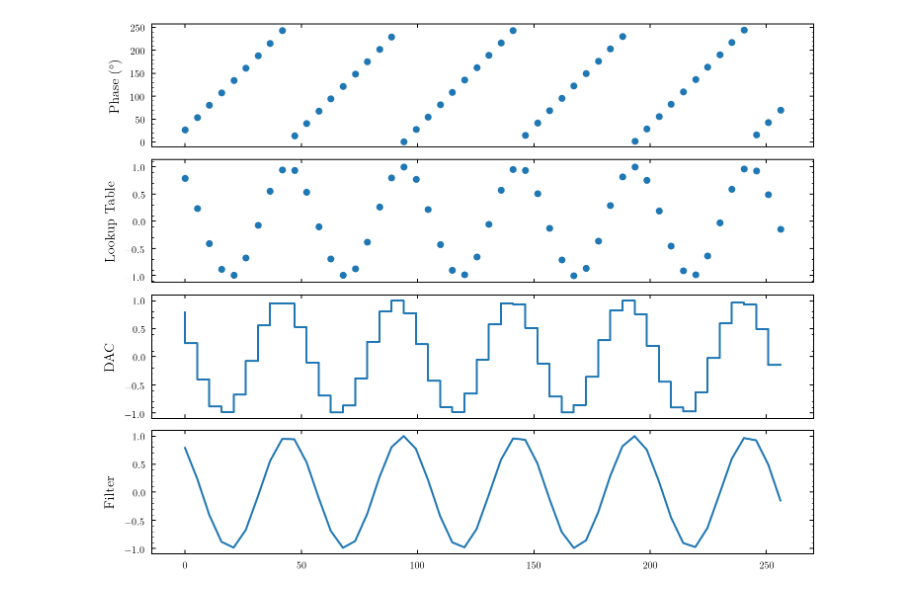
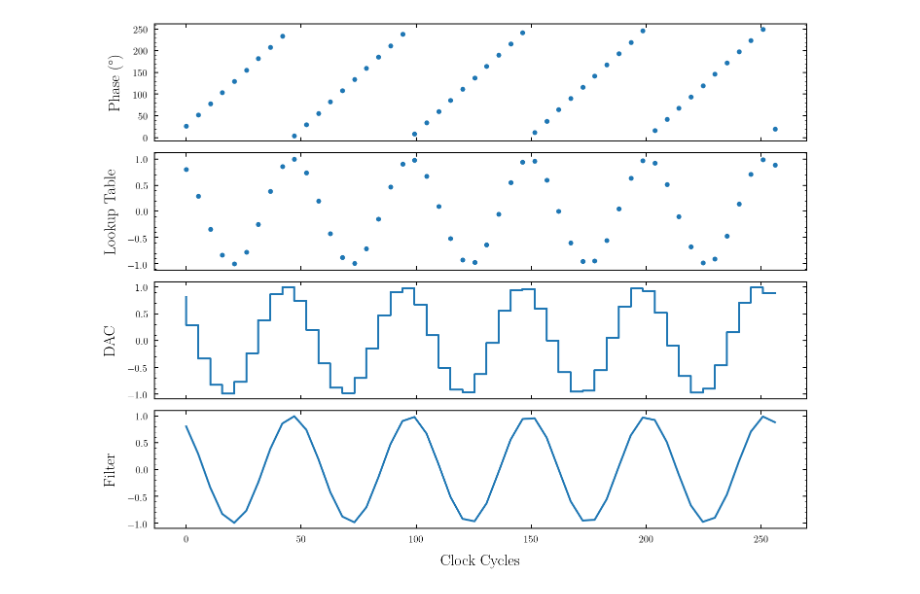
Before and after one commit to bodokaiser/bachelor-thesis, a Jupyter notebook: notebook/evaluation/direct-digital-synthesizer.ipynb, the cells around one changed output. Drawn from its saved outputs; the diff is of its cells as text; code cells hidden in the pictures.

```diff
--- a/notebook/evaluation/direct-digital-synthesizer.ipynb
+++ b/notebook/evaluation/direct-digital-synthesizer.ipynb
@@ -22,7 +25,7 @@ f_ref = 1e9
 f_out = 1e8
 
 # accumulator step
-dphi = np.ceil(2**N * f_out / f_ref + .5)
+dphi = np.ceil(2**N * f_out / f_ref)
 
 # accumulator values over one period
 phi = np.cumsum(dphi * np.ones(M)).astype(np.uint8)
@@ -35,21 +38,22 @@ s = np.cos(2*np.pi*phi / 2**N)
 # %%
 fig, axes = plt.subplots(nrows=4, sharex=True, figsize=(12, 8))
 
 axes[0].scatter(n, phi)
 axes[0].set_ylabel('Phase (\si{\degree})')
 
 axes[1].scatter(n, s)
 axes[1].set_ylabel('Lookup Table')
 
 axes[2].step(n, s)
 axes[2].set_ylabel('DAC')
 
 axes[3].plot(n, s)
 axes[3].set_ylabel('Filter')
+axes[3].set_xlabel('Clock Cycles')
 
-plt.subplots_adjust(hspace=.1, top=.98, bottom=.05)
+plt.subplots_adjust(hspace=.1, top=.98, bottom=.08)
 plt.savefig(os.path.join(figdir, 'simple-output.pdf'))
 plt.savefig(os.path.join(figdir, 'simple-output.pgf'))
 plt.show()
 # %% [output]
-[figure, old version]
+[figure, new version]
```
Also changed, not shown: parts of 9 cells of this notebook, 9 other files.
